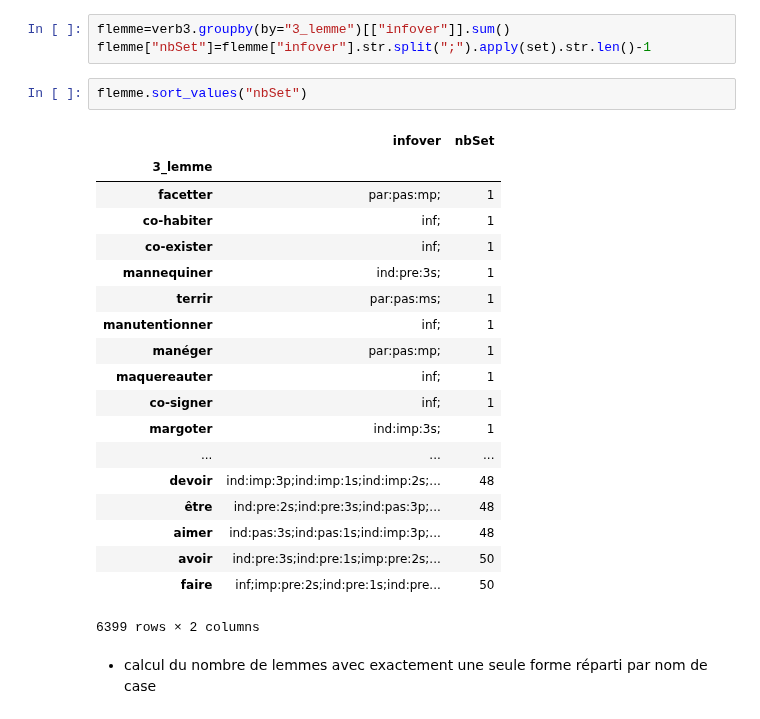
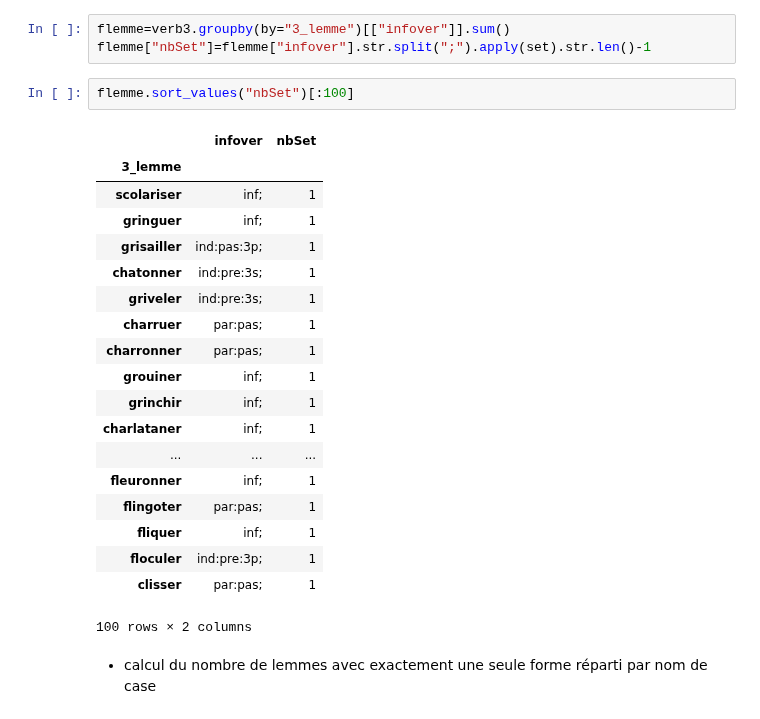
Before and after one commit to gboye/SWIM, a Jupyter notebook: SampleManagement/Lexique3-IMM18.ipynb, the cells around one changed output. Cells and saved outputs as stored; diff of their text form.

```diff
--- a/SampleManagement/Lexique3-IMM18.ipynb
+++ b/SampleManagement/Lexique3-IMM18.ipynb
@@ -226,27 +240,27 @@ IOError: [Errno 2] No such file or directory: '/Volumes/gilles/Transfert/Copies-
 flemme=verb3.groupby(by="3_lemme")[["infover"]].sum()
 flemme["nbSet"]=flemme["infover"].str.split(";").apply(set).str.len()-1
 # %%
-flemme.sort_values("nbSet")
+flemme.sort_values("nbSet")[:100]
 # %% [output]
 |  | infover | nbSet |
 | 3_lemme |  |  |
-| facetter | par:pas:mp; | 1 |
-| co-habiter | inf; | 1 |
-| co-exister | inf; | 1 |
-| mannequiner | ind:pre:3s; | 1 |
-| terrir | par:pas:ms; | 1 |
-| manutentionner | inf; | 1 |
-| manéger | par:pas:mp; | 1 |
-| maquereauter | inf; | 1 |
-| co-signer | inf; | 1 |
-| margoter | ind:imp:3s; | 1 |
+| scolariser | inf; | 1 |
+| gringuer | inf; | 1 |
+| grisailler | ind:pas:3p; | 1 |
+| chatonner | ind:pre:3s; | 1 |
+| griveler | ind:pre:3s; | 1 |
+| charruer | par:pas; | 1 |
+| charronner | par:pas; | 1 |
+| grouiner | inf; | 1 |
+| grinchir | inf; | 1 |
+| charlataner | inf; | 1 |
 | ... | ... | ... |
-| devoir | ind:imp:3p;ind:imp:1s;ind:imp:2s;... | 48 |
-| être | ind:pre:2s;ind:pre:3s;ind:pas:3p;... | 48 |
-| aimer | ind:pas:3s;ind:pas:1s;ind:imp:3p;... | 48 |
-| avoir | ind:pre:3s;ind:pre:1s;imp:pre:2s;... | 50 |
-| faire | inf;imp:pre:2s;ind:pre:1s;ind:pre... | 50 |
+| fleuronner | inf; | 1 |
+| flingoter | par:pas; | 1 |
+| fliquer | inf; | 1 |
+| floculer | ind:pre:3p; | 1 |
+| clisser | par:pas; | 1 |
-6399 rows × 2 columns
+100 rows × 2 columns
 # %% [markdown]
 - calcul du nombre de lemmes avec exactement une seule forme réparti par nom de case
 # %%
```
Also changed, not shown: parts of 44 cells of this notebook, 4 other files.
